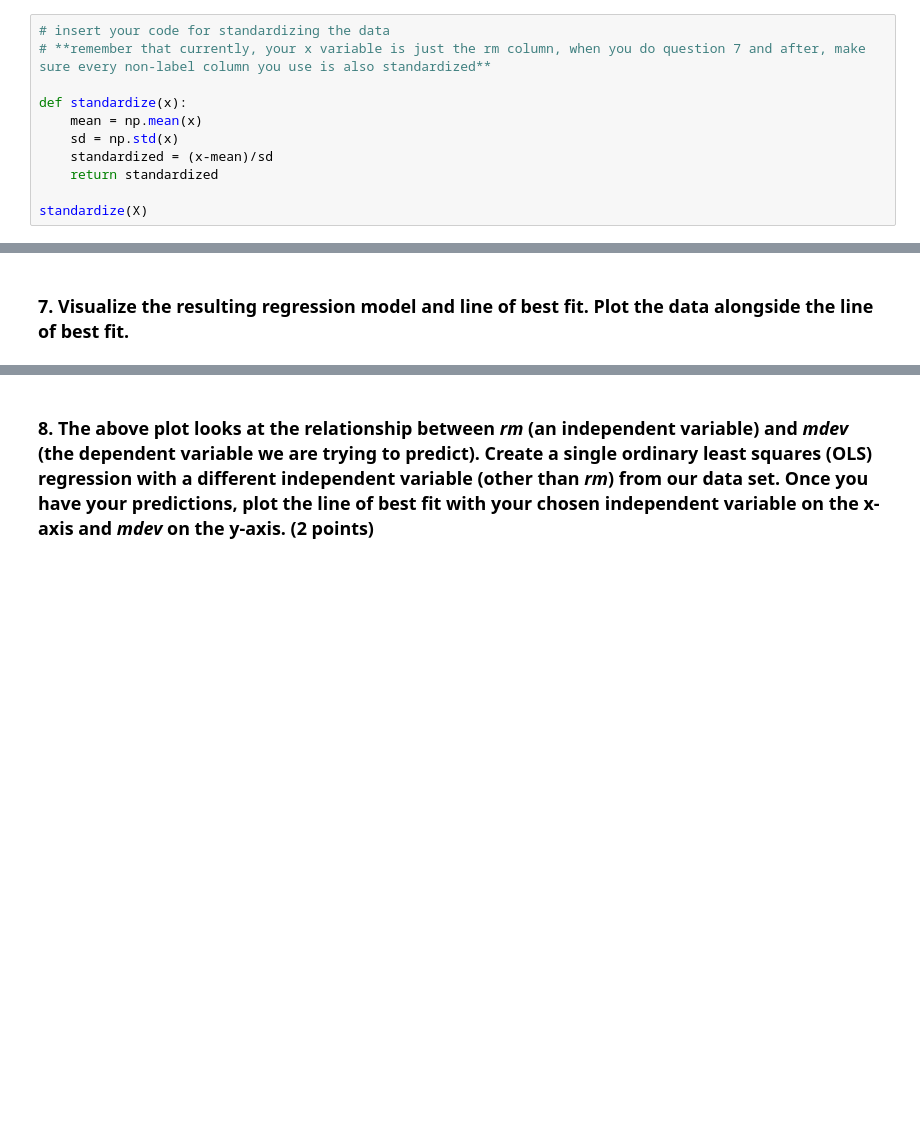
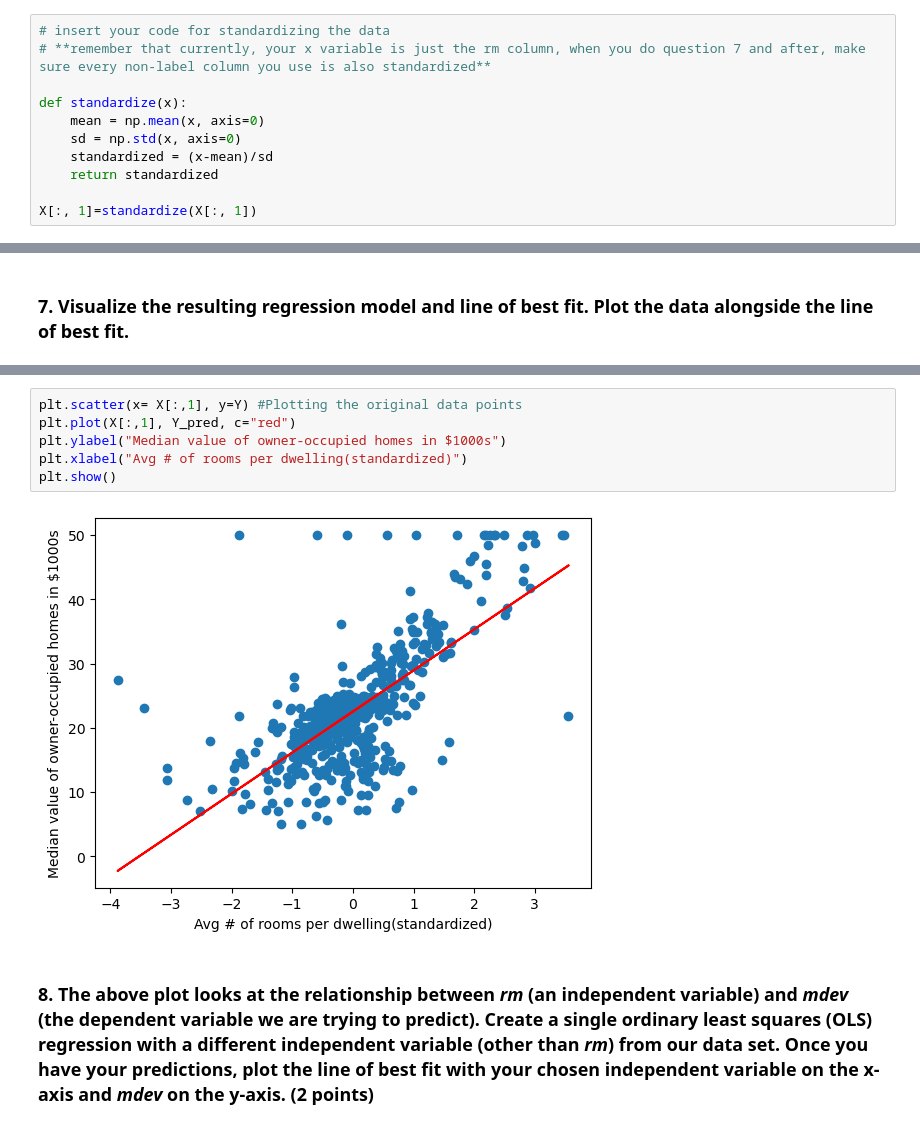
Before and after one commit to fortunecookie040/Math3025_Projects, a Jupyter notebook: 02_Student_Template_v2.ipynb, the cells around one changed output, grey strips where cells are left out. Saved outputs shown, nothing was run; the diff lists cells and outputs as text; blank space fills up the shorter version.

```diff
--- a/02_Student_Template_v2.ipynb
+++ b/02_Student_Template_v2.ipynb
@@ -220,9 +220,9 @@ Y = y.reshape(-1, 1)  # Reshape y to column vector (aka. nx1 matrix)
 # **remember that currently, your x variable is just the rm column, when you do question 7 and after, make sure every non-label column you use is also standardized**
 
 def standardize(x):
-    mean = np.mean(x)
-    sd = np.std(x)
+    mean = np.mean(x, axis=0)
+    sd = np.std(x, axis=0)
     standardized = (x-mean)/sd
     return standardized
 
-standardize(X)
+X[:, 1]=standardize(X[:, 1])
@@ -323,2 +312,10 @@ sse
+# %%
+plt.scatter(x= X[:,1], y=Y) #Plotting the original data points
+plt.plot(X[:,1], Y_pred, c="red")
+plt.ylabel("Median value of owner-occupied homes in $1000s")
+plt.xlabel("Avg # of rooms per dwelling(standardized)")
+plt.show()
+# %% [output]
+[figure, added]
 # %% [markdown]
 ### 8. The above plot looks at the relationship between *rm* (an independent variable) and *mdev* (the dependent variable we are trying to predict). Create a single ordinary least squares (OLS) regression with a different independent variable (other than *rm*) from our data set. Once you have your predictions, plot the line of best fit with your chosen independent variable on the x-axis and *mdev* on the y-axis. **(2 points)**
```
Also changed, not shown: parts of 5 cells of this notebook.
